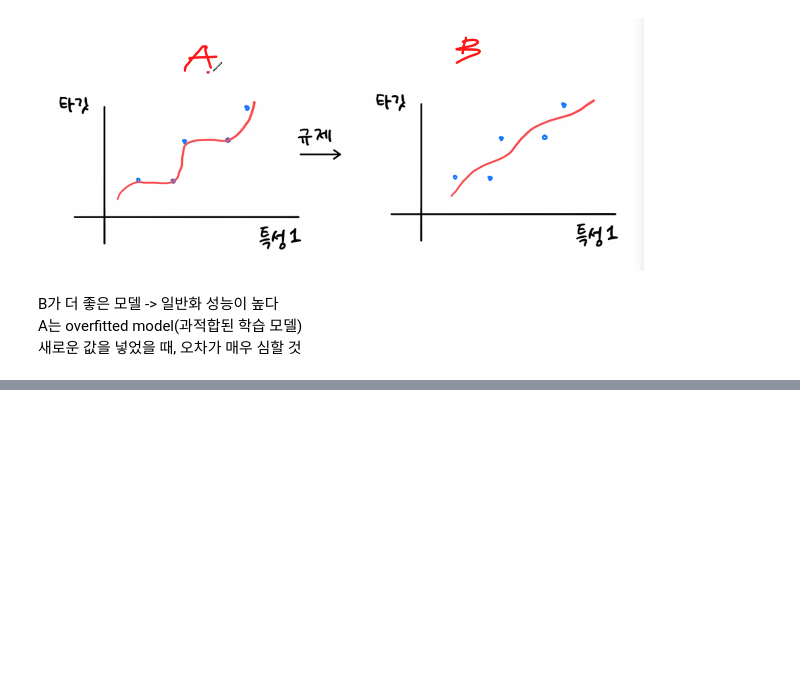
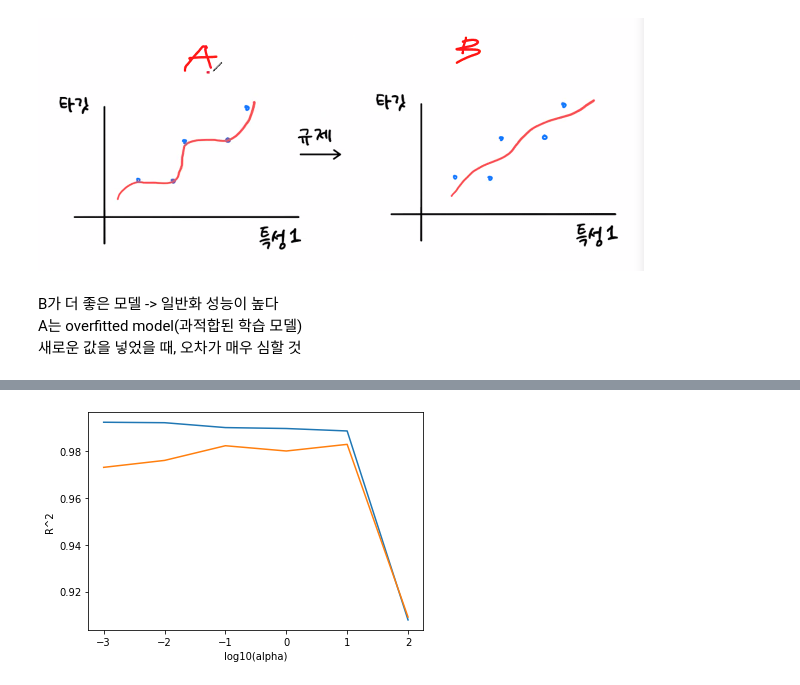
Before and after one commit to serinss/seSAC_ML_DL, a Jupyter notebook: 03_3_특성_공학과_규제.ipynb, the cells around one changed output, grey strips where cells are left out. Drawn from its saved outputs; the diff is of its cells as text; code cells hidden in the pictures; blank space fills up the shorter version.

```diff
--- a/03_3_특성_공학과_규제.ipynb
+++ b/03_3_특성_공학과_규제.ipynb
@@ -197,0 +381,10 @@ A는 overfitted model(과적합된 학습 모델)
+# %%
+for a in [0.001, 0.01, 0.1, 1, 10, 100]:
+  lasso = Lasso(alpha = a)
+  lasso.fit(train_scaled, train_target)
+
+  print(f"alpha = {a}")
+  print(f"  -> train {r2_score(train_target, lasso.predict(train_scaled))} ")
+  print(f"     test  {r2_score(test_target, lasso.predict(test_scaled))}\n")
+
+  # alpha = 0.001일때 가장 점수가 좋다
@@ -197,0 +409,17 @@ A는 overfitted model(과적합된 학습 모델)
+# %%
+train_score, test_score = [], []
+alphas = [0.001, 0.01, 0.1, 1, 10, 100]
+for a in alphas:
+  lasso = Lasso(alpha = a, max_iter=10000)
+  lasso.fit(train_scaled, train_target)
+
+  train_score.append(r2_score(train_target, lasso.predict(train_scaled)))
+  test_score.append(r2_score(test_target, lasso.predict(test_scaled)))
+
+plt.plot(np.log10(alphas), train_score)
+plt.plot(np.log10(alphas), test_score)
+plt.xlabel('log10(alpha)')
+plt.ylabel('R^2')
+plt.show()
+# %% [output]
+[figure, added]
```
Also changed, not shown: parts of 28 cells of this notebook.
